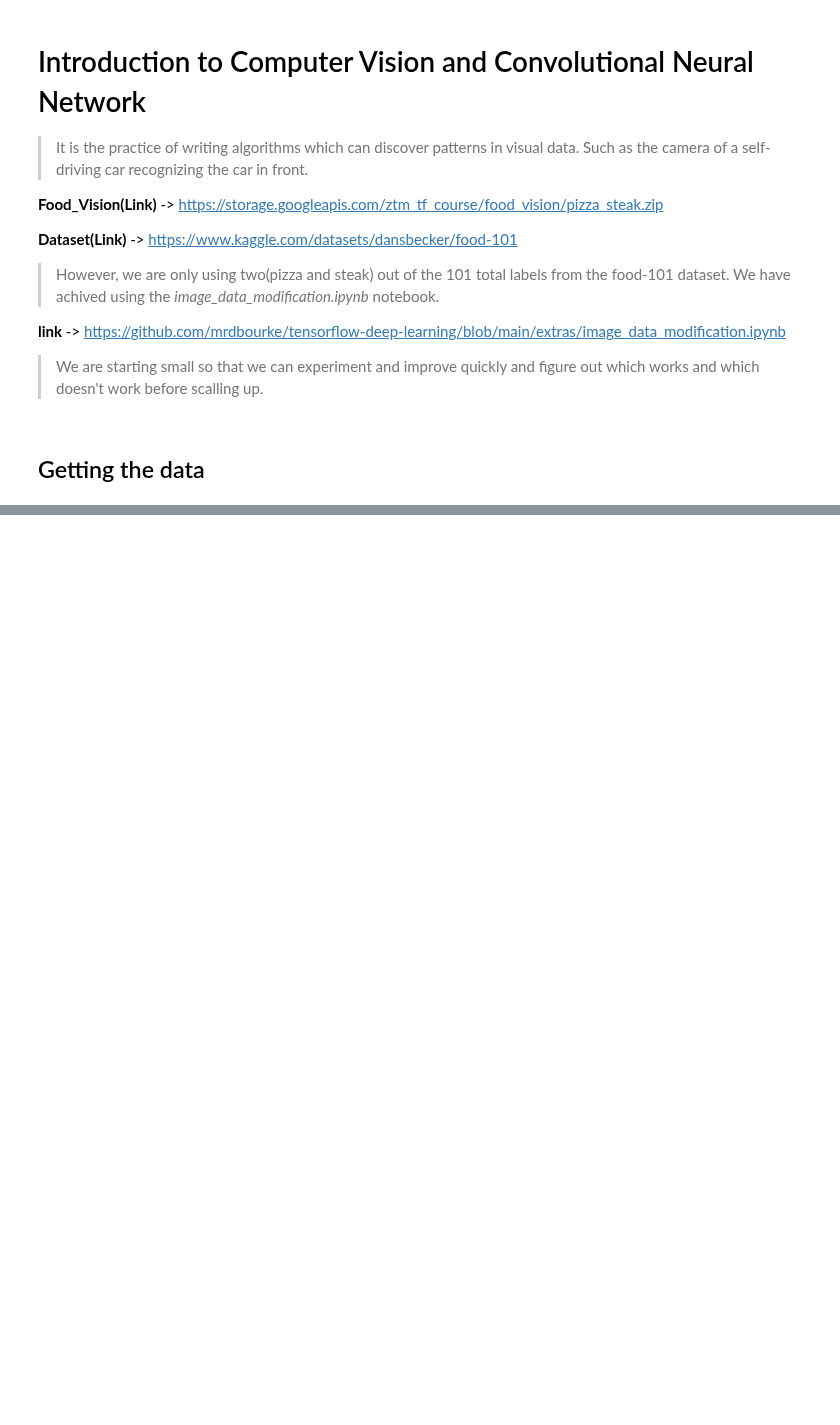
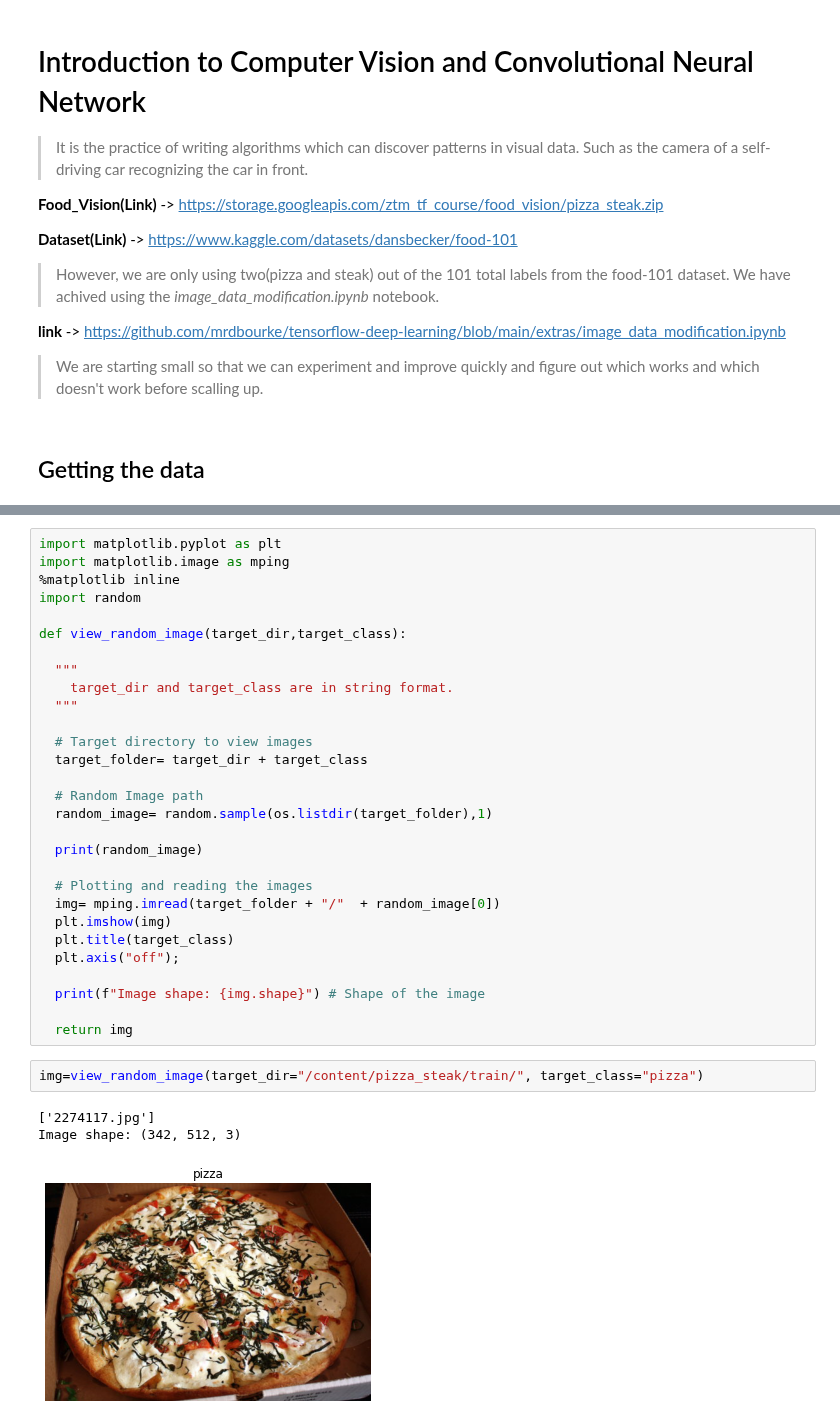
Before and after one commit to arghanath007/Data-Science, a Jupyter notebook: Deep Learning/Computer Vision/Introduction_to_Computer_Vision_and_CNN.ipynb, the cells around one changed output, grey strips where cells are left out. Cells and saved outputs as stored; diff of their text form; blank space fills up the shorter version.

```diff
--- a/Deep Learning/Computer Vision/Introduction_to_Computer_Vision_and_CNN.ipynb
+++ b/Deep Learning/Computer Vision/Introduction_to_Computer_Vision_and_CNN.ipynb
@@ -40,0 +113,35 @@ pizza_steak.zip.1   100%[===================>] 104.47M   274MB/s    in 0.4s
+# %%
+import matplotlib.pyplot as plt
+import matplotlib.image as mping
+%matplotlib inline
+import random
+
+def view_random_image(target_dir,target_class):
+
+  """
+    target_dir and target_class are in string format.
+  """
+
+  # Target directory to view images
+  target_folder= target_dir + target_class
+
+  # Random Image path
+  random_image= random.sample(os.listdir(target_folder),1)
+
+  print(random_image)
+
+  # Plotting and reading the images
+  img= mping.imread(target_folder + "/"  + random_image[0])
+  plt.imshow(img)
+  plt.title(target_class)
+  plt.axis("off");
+
+  print(f"Image shape: {img.shape}") # Shape of the image
+
+  return img
+# %%
+img=view_random_image(target_dir="/content/pizza_steak/train/", target_class="pizza")
+# %% [output]
+['2274117.jpg']
+Image shape: (342, 512, 3)
+[figure, added]
```
Also changed, not shown: parts of 31 cells of this notebook, 3 other files.
